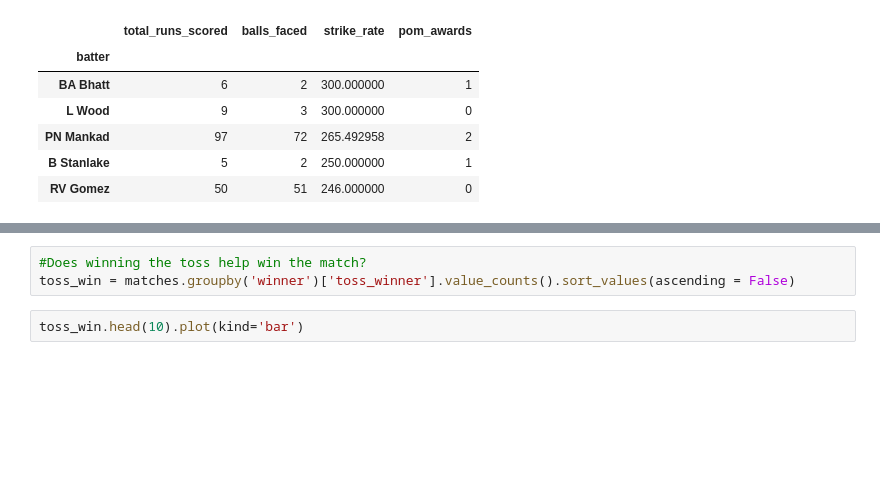
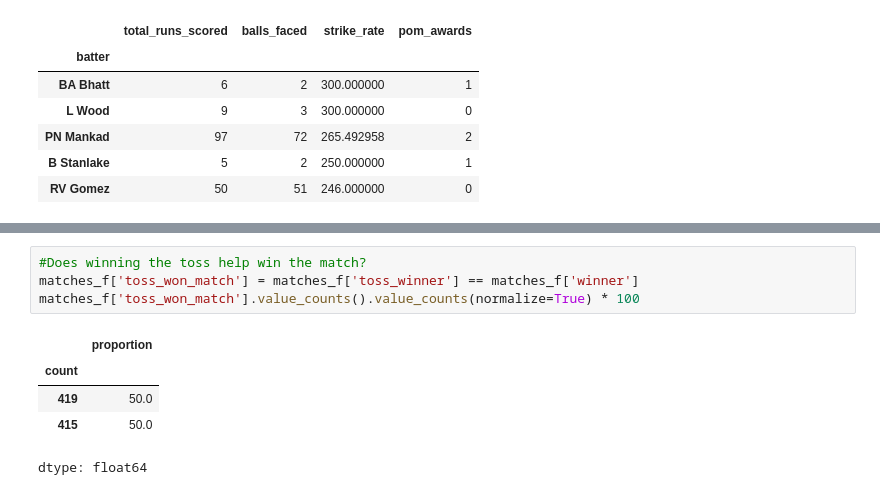
Before and after one commit to zish-s/IPL-EDA-Insights, a Jupyter notebook: IPL_data_analysis_and_insights.ipynb, the cells around one changed output, grey strips where cells are left out. Drawn from its saved outputs; the diff is of its cells as text; blank space fills up the shorter version.

```diff
--- a/IPL_data_analysis_and_insights.ipynb
+++ b/IPL_data_analysis_and_insights.ipynb
@@ -340,5 +359,10 @@ plt.show()
 # %%
 #Does winning the toss help win the match?
-toss_win = matches.groupby('winner')['toss_winner'].value_counts().sort_values(ascending = False)
+matches_f['toss_won_match'] = matches_f['toss_winner'] == matches_f['winner']
+matches_f['toss_won_match'].value_counts().value_counts(normalize=True) * 100
+# %% [output]
+|  | proportion |
+| count |  |
+| 419 | 50.0 |
+| 415 | 50.0 |
+dtype: float64
-# %%
-toss_win.head(10).plot(kind='bar')
```
Also changed, not shown: parts of 11 cells of this notebook.
